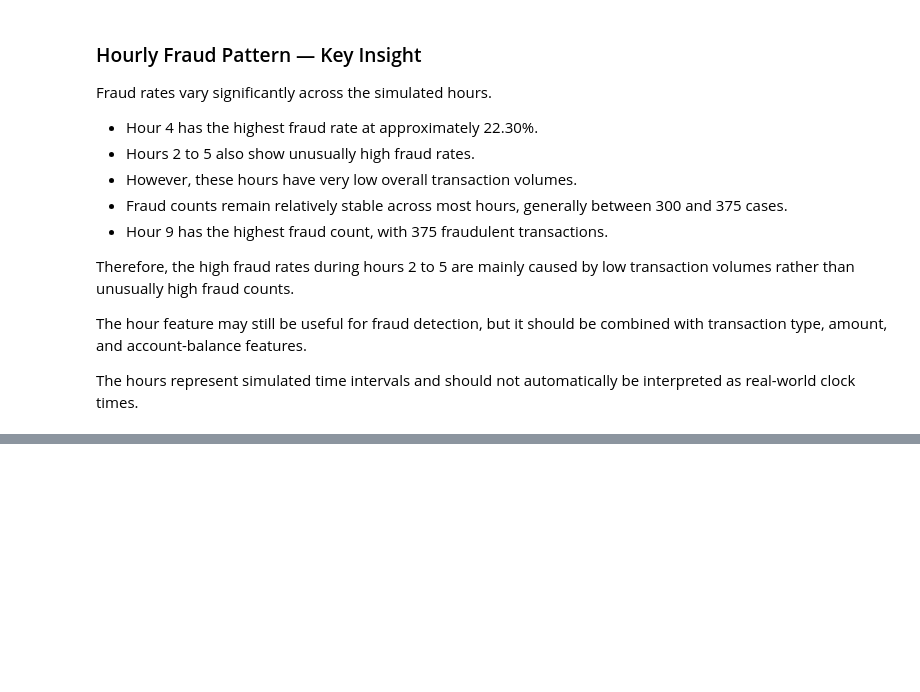
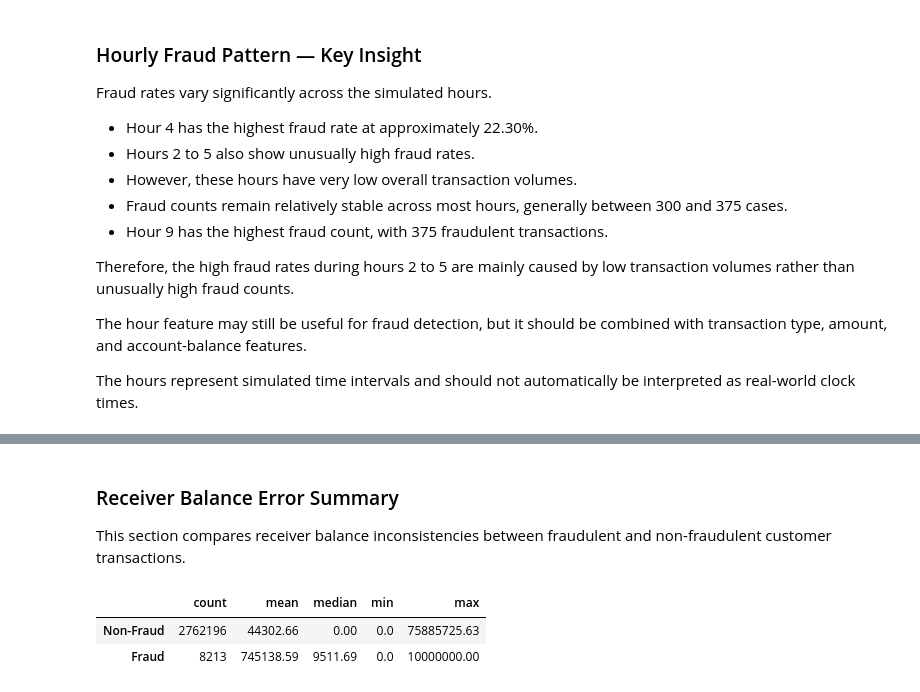
Before and after one commit to vedu13/paysim-fraud-detection, a Jupyter notebook: notebooks/02_exploratory_data_analysis.ipynb, the cells around one changed output, grey strips where cells are left out. Cells and saved outputs as stored; diff of their text form; code cells hidden in the pictures; blank space fills up the shorter version.

```diff
--- a/notebooks/02_exploratory_data_analysis.ipynb
+++ b/notebooks/02_exploratory_data_analysis.ipynb
@@ -795,0 +956,18 @@ The hours represent simulated time intervals and should not automatically be int
+# %% [markdown]
+### Receiver Balance Error Summary
+
+This section compares receiver balance inconsistencies between fraudulent and non-fraudulent customer transactions.
+# %%
+receiver_error_summary = (
+    receiver_check.groupby("isFraud")["dest_balance_error"]
+    .agg(["count", "mean", "median", "min", "max"])
+    .round(2)
+)
+
+receiver_error_summary.index = ["Non-Fraud", "Fraud"]
+
+receiver_error_summary
+# %% [output]
+|  | count | mean | median | min | max |
+| Non-Fraud | 2762196 | 44302.66 | 0.00 | 0.0 | 75885725.63 |
+| Fraud | 8213 | 745138.59 | 9511.69 | 0.0 | 10000000.00 |
```
Also changed, not shown: parts of 13 cells of this notebook.
